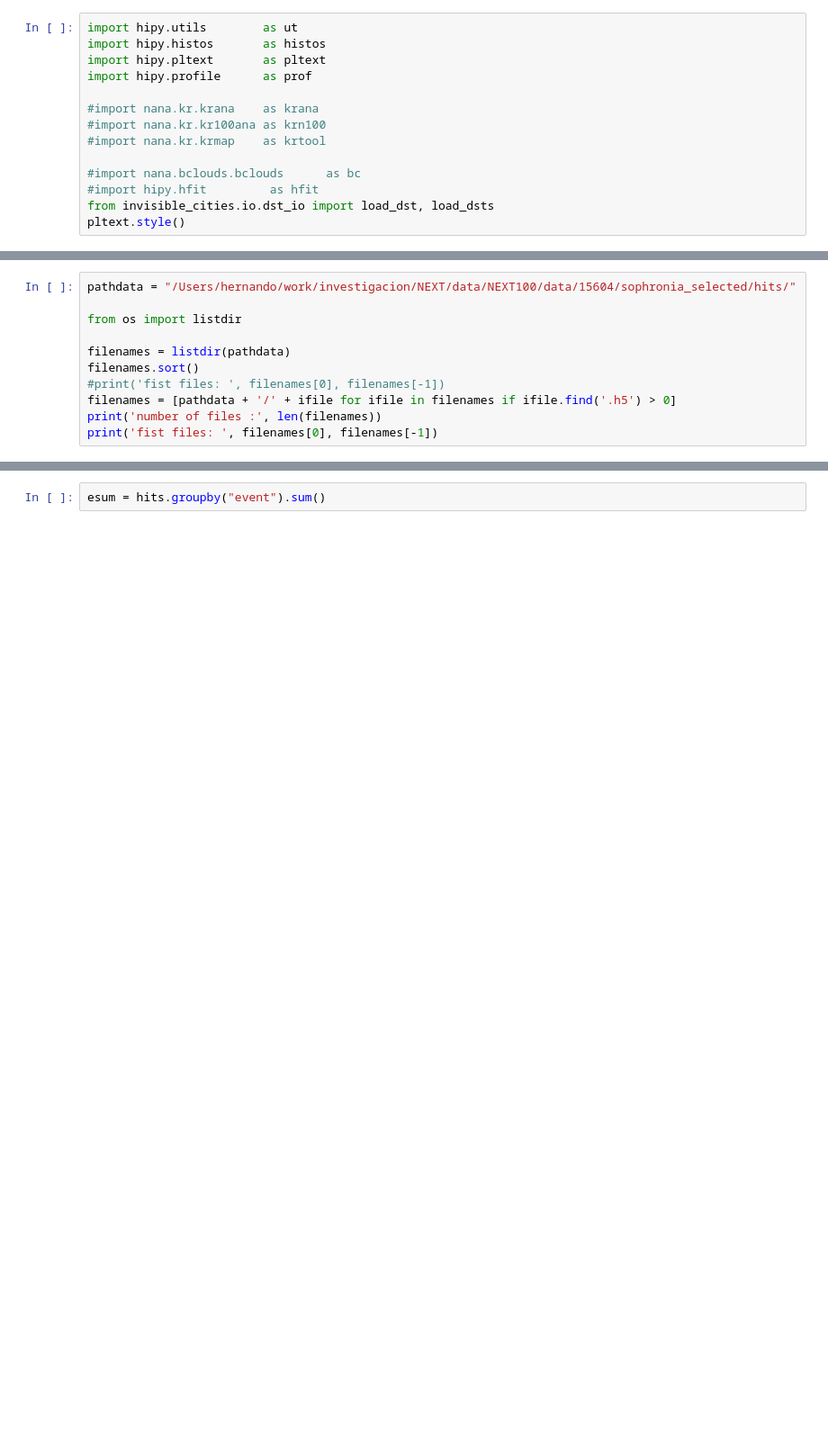
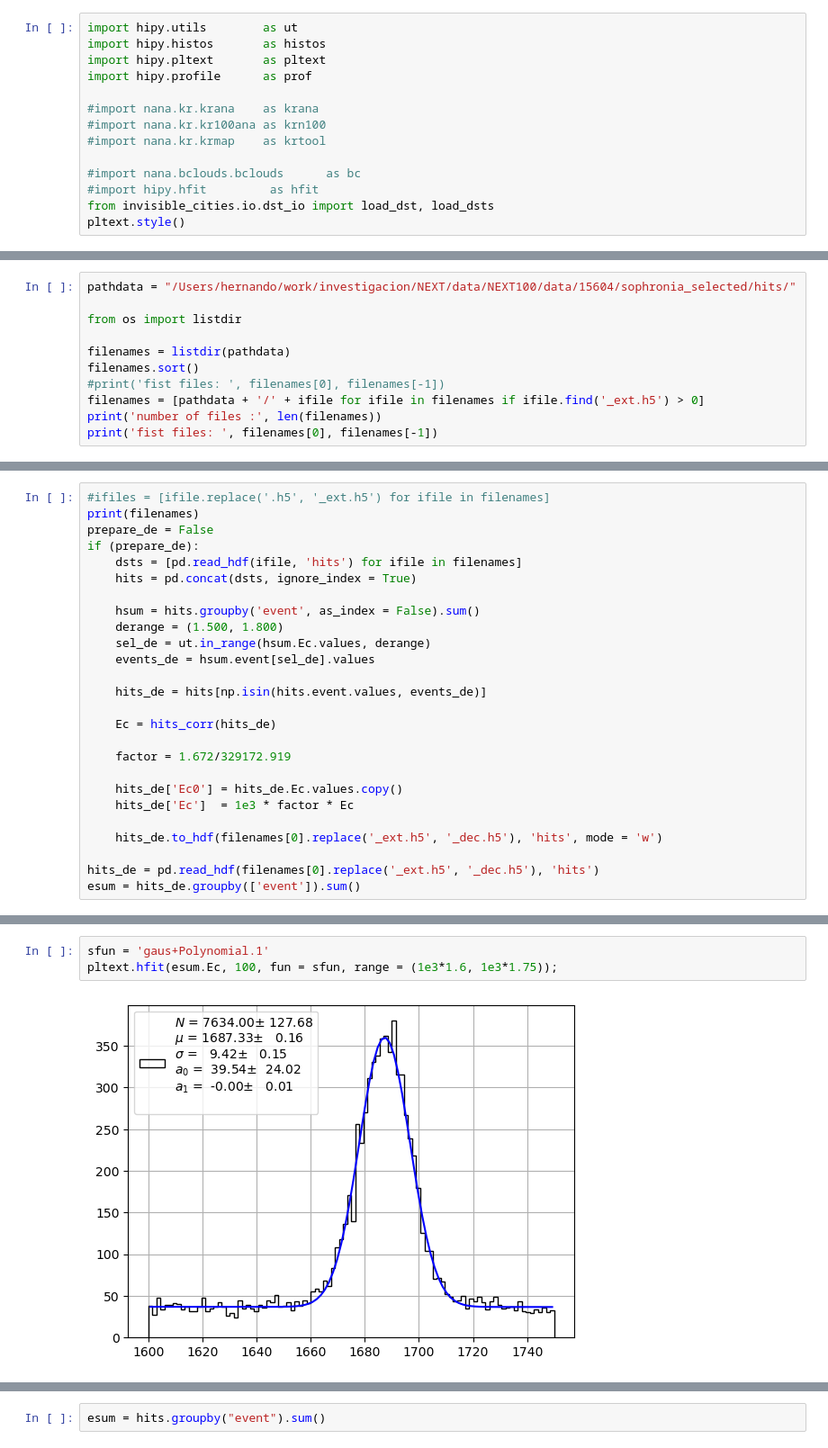
Before and after one commit to jahernando/nextana, a Jupyter notebook: NB/he100/he100_peaks_hits.ipynb, the cells around one changed output, grey strips where cells are left out. Shown at 90% size. Cells and saved outputs as stored; diff of their text form; blank space fills up the shorter version.

```diff
--- a/NB/he100/he100_peaks_hits.ipynb
+++ b/NB/he100/he100_peaks_hits.ipynb
@@ -56,7 +56,7 @@ from os import listdir
 filenames = listdir(pathdata)
 filenames.sort()
 #print('fist files: ', filenames[0], filenames[-1])
-filenames = [pathdata + '/' + ifile for ifile in filenames if ifile.find('.h5') > 0]
+filenames = [pathdata + '/' + ifile for ifile in filenames if ifile.find('_ext.h5') > 0]
 print('number of files :', len(filenames))
 print('fist files: ', filenames[0], filenames[-1])
 # %% [output]
@@ -83,0 +136,26 @@ hits
+# %%
+#ifiles = [ifile.replace('.h5', '_ext.h5') for ifile in filenames]
+print(filenames)
+prepare_de = False
+if (prepare_de):
+    dsts = [pd.read_hdf(ifile, 'hits') for ifile in filenames]
+    hits = pd.concat(dsts, ignore_index = True)
+
+    hsum = hits.groupby('event', as_index = False).sum()
+    derange = (1.500, 1.800)
+    sel_de = ut.in_range(hsum.Ec.values, derange)
+    events_de = hsum.event[sel_de].values
+
+    hits_de = hits[np.isin(hits.event.values, events_de)]
+
+    Ec = hits_corr(hits_de)
+
+    factor = 1.672/329172.919
+
+    hits_de['Ec0'] = hits_de.Ec.values.copy()
+    hits_de['Ec']  = 1e3 * factor * Ec
+
+    hits_de.to_hdf(filenames[0].replace('_ext.h5', '_dec.h5'), 'hits', mode = 'w')
+
+hits_de = pd.read_hdf(filenames[0].replace('_ext.h5', '_dec.h5'), 'hits')
+esum = hits_de.groupby(['event']).sum()
@@ -83,0 +164,5 @@ hits
+# %%
+sfun = 'gaus+Polynomial.1'
+pltext.hfit(esum.Ec, 100, fun = sfun, range = (1e3*1.6, 1e3*1.75));
+# %% [output]
+[figure, added]
```
Also changed, not shown: parts of 87 cells of this notebook, 4 other files.
